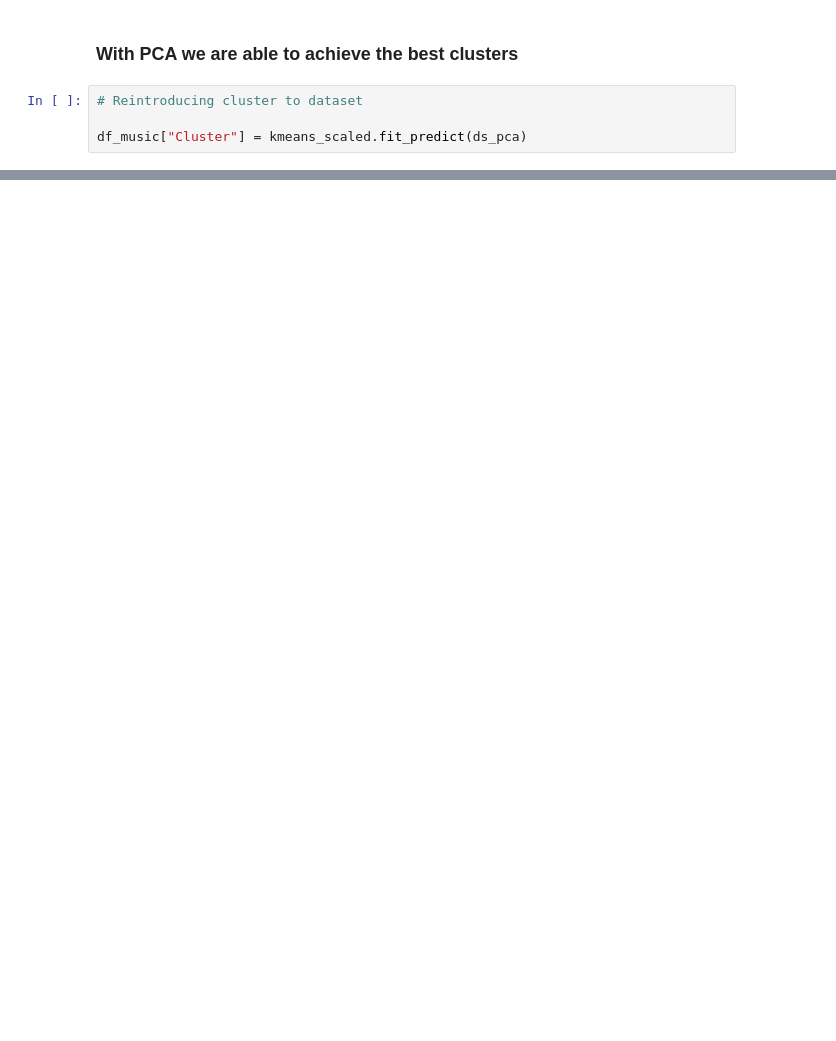
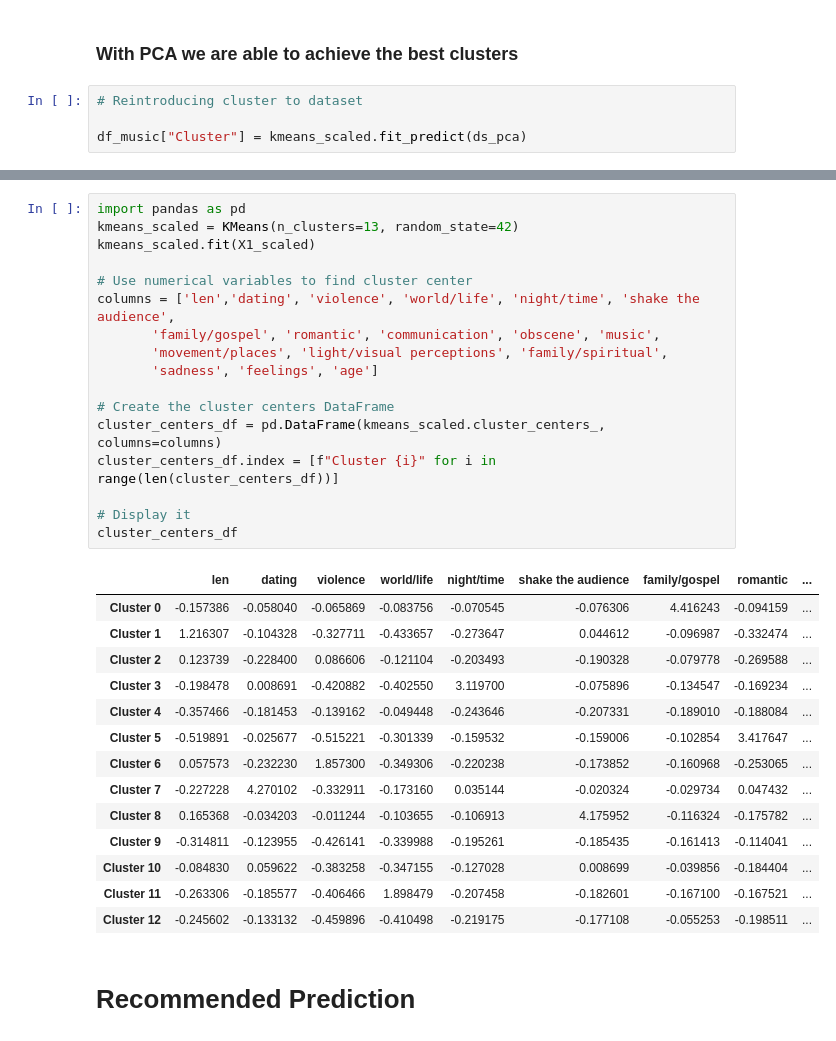
Before and after one commit to MaimunaBawa/Music_Recommendation_Algorithm, a Jupyter notebook: Code/Prediction-1.ipynb, the cells around one changed output, grey strips where cells are left out. Cells and saved outputs as stored; diff of their text form; blank space fills up the shorter version.

```diff
--- a/Code/Prediction-1.ipynb
+++ b/Code/Prediction-1.ipynb
@@ -300,0 +345,34 @@ KeyError: 'Cluster'
+# %%
+import pandas as pd
+kmeans_scaled = KMeans(n_clusters=13, random_state=42)
+kmeans_scaled.fit(X1_scaled)
+
+# Use numerical variables to find cluster center
+columns = ['len','dating', 'violence', 'world/life', 'night/time', 'shake the audience',
+       'family/gospel', 'romantic', 'communication', 'obscene', 'music',
+       'movement/places', 'light/visual perceptions', 'family/spiritual',
+       'sadness', 'feelings', 'age']
+
+# Create the cluster centers DataFrame
+cluster_centers_df = pd.DataFrame(kmeans_scaled.cluster_centers_, columns=columns)
+cluster_centers_df.index = [f"Cluster {i}" for i in range(len(cluster_centers_df))]
+
+# Display it
+cluster_centers_df
+# %% [output]
+|  | len | dating | violence | world/life | night/time | shake the audience | family/gospel | romantic | ... |
+| Cluster 0 | -0.157386 | -0.058040 | -0.065869 | -0.083756 | -0.070545 | -0.076306 | 4.416243 | -0.094159 | ... |
+| Cluster 1 | 1.216307 | -0.104328 | -0.327711 | -0.433657 | -0.273647 | 0.044612 | -0.096987 | -0.332474 | ... |
+| Cluster 2 | 0.123739 | -0.228400 | 0.086606 | -0.121104 | -0.203493 | -0.190328 | -0.079778 | -0.269588 | ... |
+| Cluster 3 | -0.198478 | 0.008691 | -0.420882 | -0.402550 | 3.119700 | -0.075896 | -0.134547 | -0.169234 | ... |
+| Cluster 4 | -0.357466 | -0.181453 | -0.139162 | -0.049448 | -0.243646 | -0.207331 | -0.189010 | -0.188084 | ... |
+| Cluster 5 | -0.519891 | -0.025677 | -0.515221 | -0.301339 | -0.159532 | -0.159006 | -0.102854 | 3.417647 | ... |
+| Cluster 6 | 0.057573 | -0.232230 | 1.857300 | -0.349306 | -0.220238 | -0.173852 | -0.160968 | -0.253065 | ... |
+| Cluster 7 | -0.227228 | 4.270102 | -0.332911 | -0.173160 | 0.035144 | -0.020324 | -0.029734 | 0.047432 | ... |
+| Cluster 8 | 0.165368 | -0.034203 | -0.011244 | -0.103655 | -0.106913 | 4.175952 | -0.116324 | -0.175782 | ... |
+| Cluster 9 | -0.314811 | -0.123955 | -0.426141 | -0.339988 | -0.195261 | -0.185435 | -0.161413 | -0.114041 | ... |
+| Cluster 10 | -0.084830 | 0.059622 | -0.383258 | -0.347155 | -0.127028 | 0.008699 | -0.039856 | -0.184404 | ... |
+| Cluster 11 | -0.263306 | -0.185577 | -0.406466 | 1.898479 | -0.207458 | -0.182601 | -0.167100 | -0.167521 | ... |
+| Cluster 12 | -0.245602 | -0.133132 | -0.459896 | -0.410498 | -0.219175 | -0.177108 | -0.055253 | -0.198511 | ... |
+# %% [markdown]
+# Recommended Prediction
```
Also changed, not shown: parts of 14 cells of this notebook.
